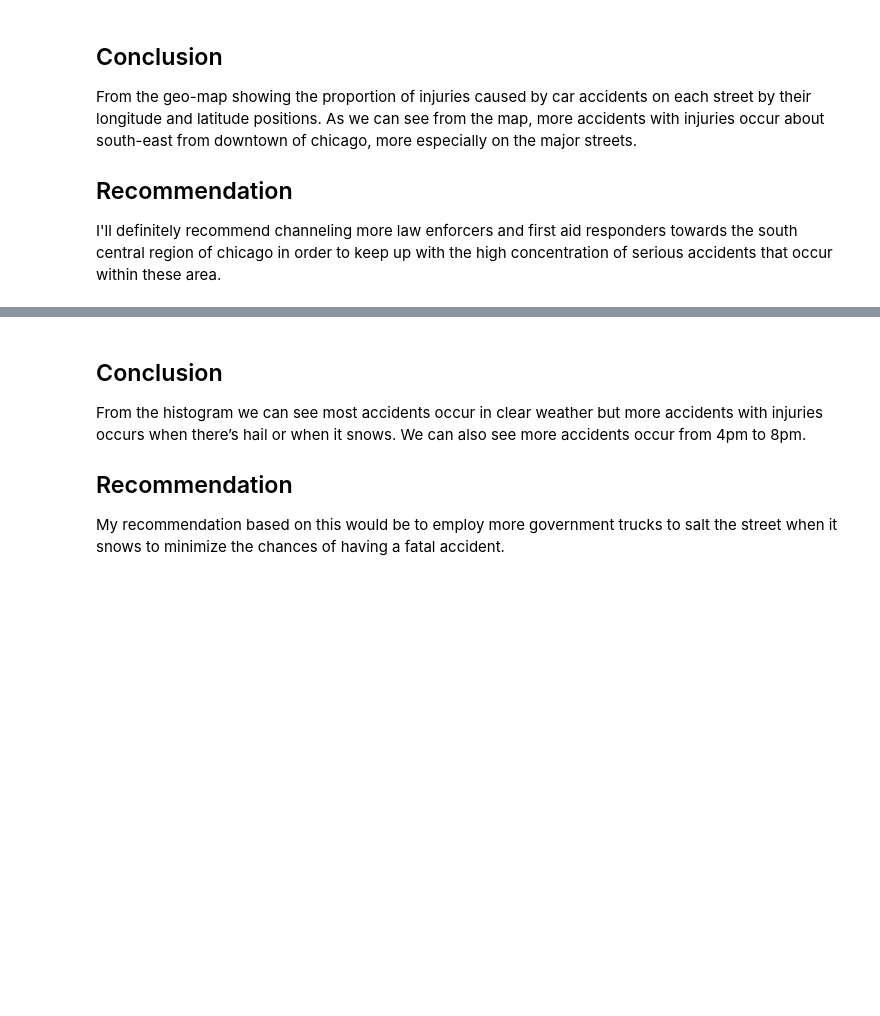
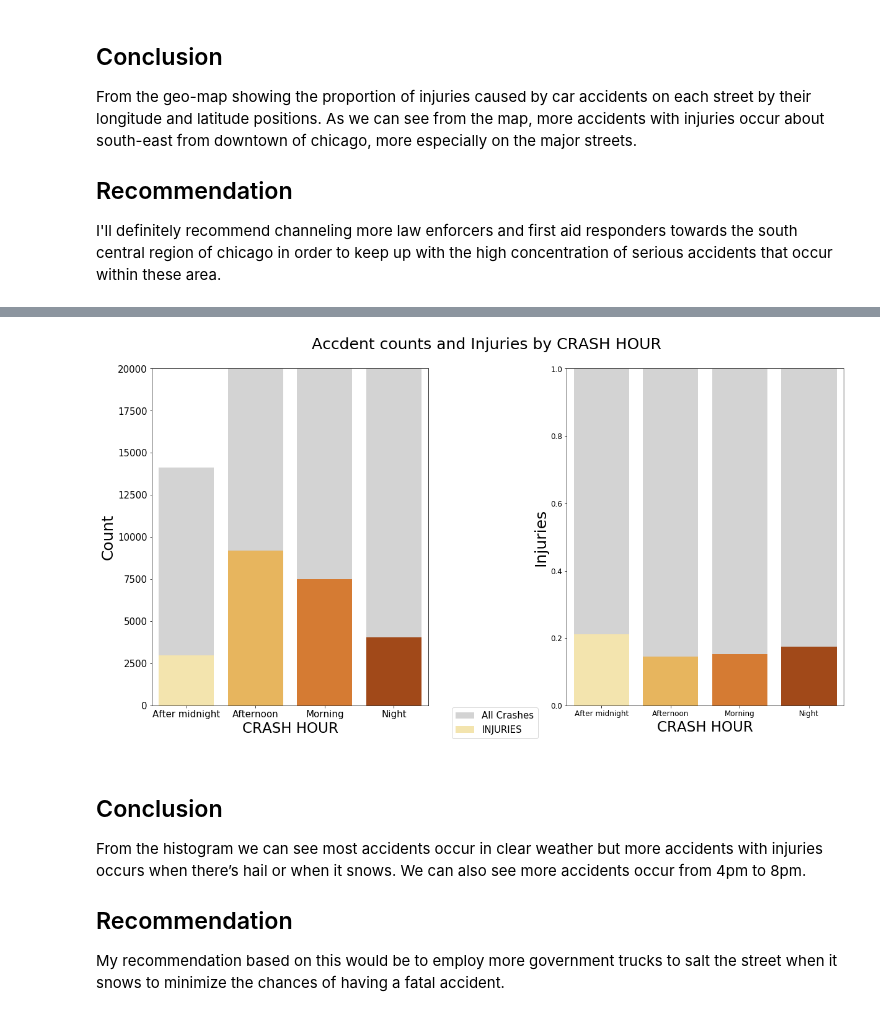
Before and after one commit to arithescientist/chicago_primary_cause_of-caraccidents, a Jupyter notebook: student.ipynb, the cells around one changed output, grey strips where cells are left out. Saved outputs shown, nothing was run; the diff lists cells and outputs as text; code cells hidden in the pictures; blank space fills up the shorter version.

```diff
--- a/student.ipynb
+++ b/student.ipynb
@@ -1396,3 +1554,53 @@ plt.show();
+# %%
+fig, ax = plt.subplots(1, 2, squeeze=False);
+
+# Find sum of hit and run for each  day of the week
+groupedij = dx.groupby('TIME')['INJURY_YN'].sum();
+
+#Plot total crashes each dayembedded-picture
+plot_1 = sns.barplot(
+    x=groupedij.index, y=dx.groupby("TIME")["INJURY_YN"].count().values,
+    color="lightgray", ax=ax[0][0], label="All Crashes"
+);
+#Plot INJURIES crashes each day
+plot_1_Overlap = sns.barplot(x=groupedij.index, y=groupedij.values,
+    palette="YlOrBr", ax=ax[0][0], label="INJURIES");
+
+# Set x and y  axis for first chart
+# ax[0][0].set_xticklabels(weekday_order);
+ax[0][0].set_xlabel("CRASH HOUR",fontsize=23);
+ax[0][0].set_ylabel("Count",fontsize=25);
+ax[0][0].set_ylim((0, 20000));
+ax[0][0].tick_params(axis='both', which='major', labelsize=15);
+
+# Set chart properties
+
+fig.suptitle("Accdent counts and Injuries by CRASH HOUR", y=0.95,fontsize=25);
+fig.subplots_adjust(wspace=0.5 , hspace = 0.5);
+fig.set_size_inches((20, 10));
+fig.legend(bbox_to_anchor=(0.5, 0.11),fontsize=15);
+
+# Find mean of hit and run for each  day of the week
+groupedijmean = dx.groupby("TIME")["INJURY_YN"].mean();
+
+#Plot total crashes each day
+plot_2 = sns.barplot(x=groupedijmean.index, y=np.ones(len(groupedijmean.index)),
+    color="lightgray", ax=ax[0][1]);
+
+#Plot proportion of hit and run each day
+plot_2_Overlap = sns.barplot(x=groupedijmean.index, y=groupedijmean.values,
+    palette="YlOrBr", ax=ax[0][1]);
+
+# Set X and Y axis for second chart
+#ax[0][1].set_xticklabels(weekday_order);
+ax[0][1].set_xlabel("CRASH HOUR",fontsize=23);
+ax[0][1].set_ylabel("Injuries",fontsize=25);
+ax[0][1].set_ylim((0,1.0))
+ax[0][1].tick_params(axis='both', which='major', labelsize=12);
+
+plt.show();
+# %% [output]
+[figure, added]
 # %% [markdown]
 ## Conclusion
 From the histogram we can see most accidents occur in clear weather but more accidents with injuries occurs when there’s hail or when it snows. We can also see more accidents occur from 4pm to 8pm.
```
Also changed, not shown: parts of 48 cells of this notebook.
